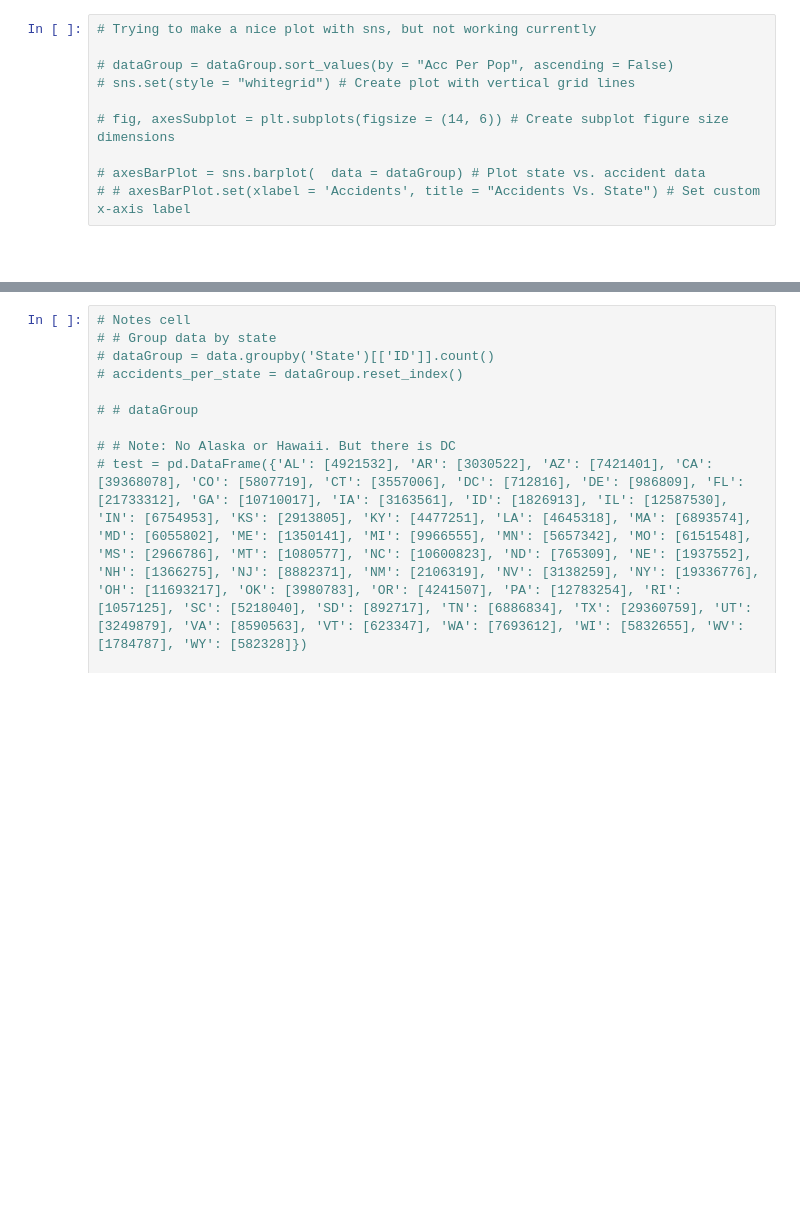
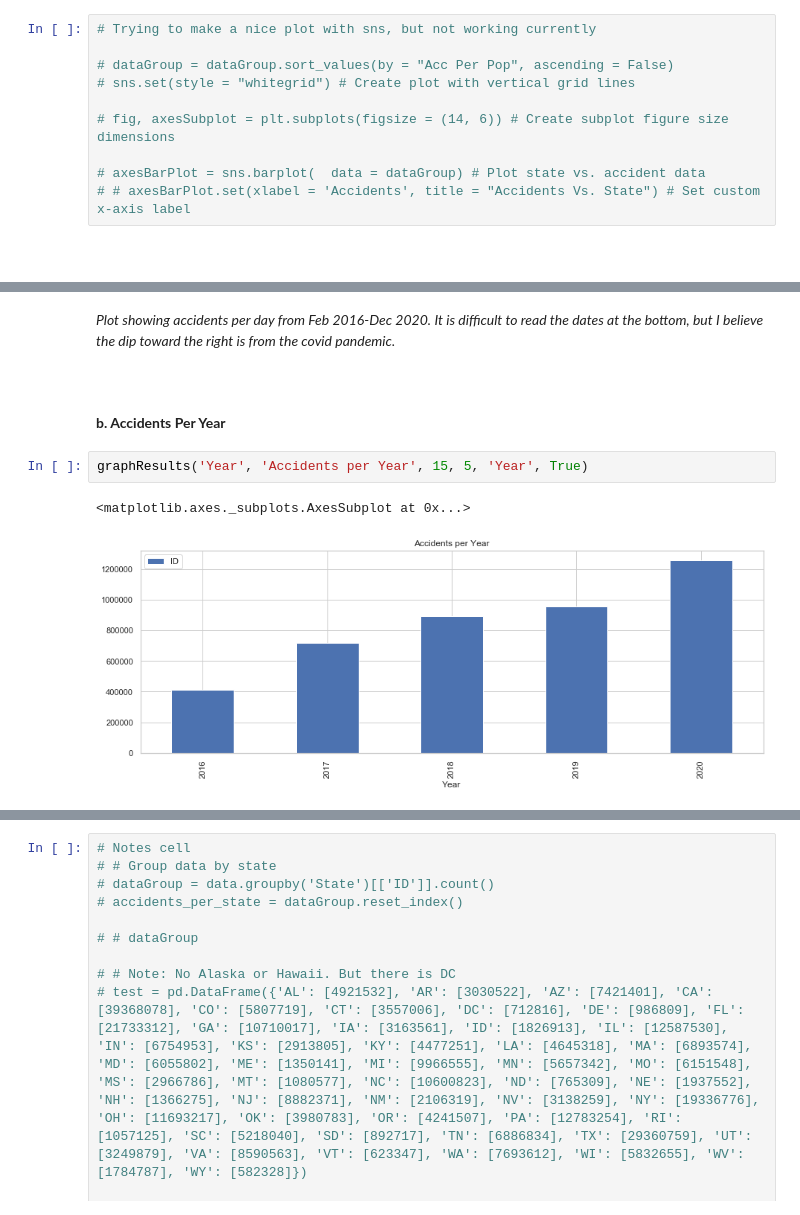
Before and after one commit to jleeboyd/US_Traffic_Accidents, a Jupyter notebook: Boyd_Final_Project.ipynb, the cells around one changed output, grey strips where cells are left out. Drawn from its saved outputs; the diff is of its cells as text; blank space fills up the shorter version.

```diff
--- a/Boyd_Final_Project.ipynb
+++ b/Boyd_Final_Project.ipynb
@@ -176,0 +238,11 @@ accidents_per_time = data.groupby('Start_Time')[['ID']].count()
+# %% [markdown]
+*Plot showing accidents per day from Feb 2016-Dec 2020. It is difficult to read the dates at the bottom, but I believe the dip toward the right is from the covid pandemic.*
+# %% [markdown]
+<br/>
+# %% [markdown]
+**b. Accidents Per Year**
+# %%
+graphResults('Year', 'Accidents per Year', 15, 5, 'Year', True)
+# %% [output]
+<matplotlib.axes._subplots.AxesSubplot at 0x...>
+[figure, added]
```
Also changed, not shown: parts of 75 cells of this notebook.
